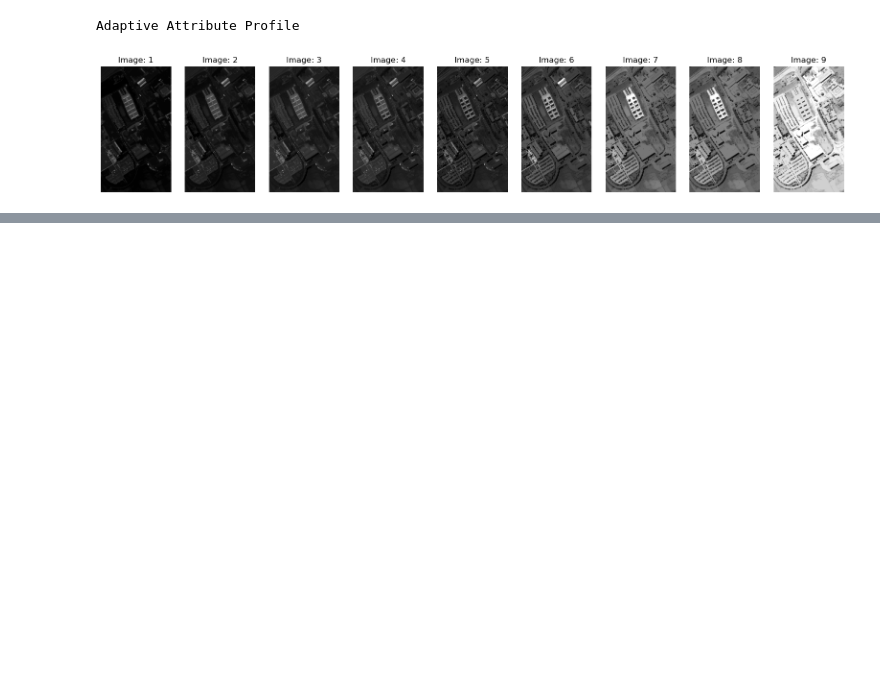
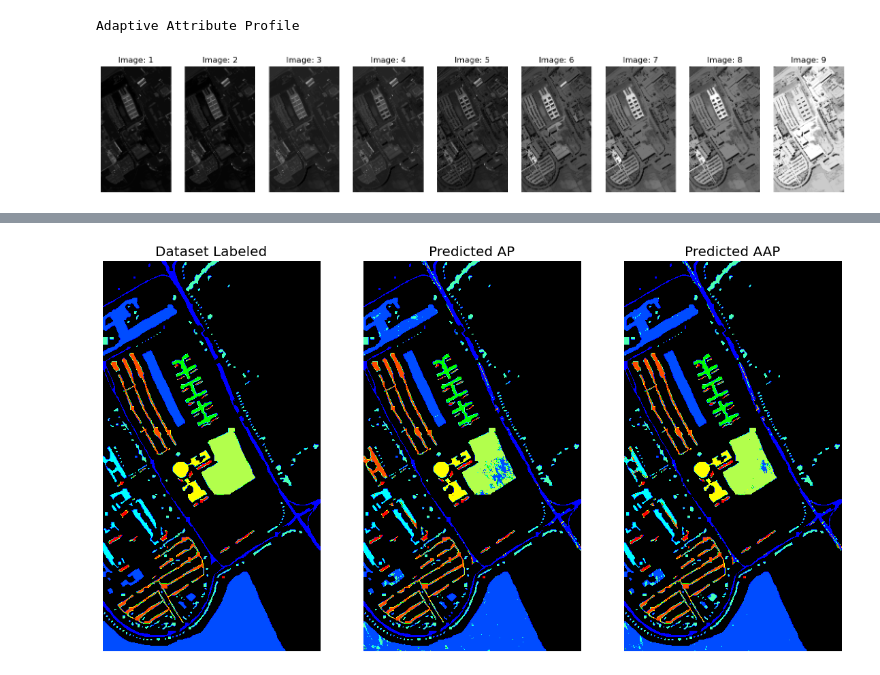
Before and after one commit to wonderalexandre/MorphoAAP, a Jupyter notebook: example/Classification_of_remote_sensing_data_with_MorphAAP.ipynb, the cells around one changed output, grey strips where cells are left out. Cells and saved outputs as stored; diff of their text form; code cells hidden in the pictures; blank space fills up the shorter version.

```diff
--- a/example/Classification_of_remote_sensing_data_with_MorphAAP.ipynb
+++ b/example/Classification_of_remote_sensing_data_with_MorphAAP.ipynb
@@ -405,0 +418,31 @@ The parameters for building the model were extracted from: M. Dalla Mura, J. Atl
+# %%
+cmap = matplotlib.colors.ListedColormap([(0,0,0,1),(0,0,1,1),(0,0.3,1,1),(0,1,1,1),(0.3,1,0.7,1),(0,1,0,1),(0.7,1,0.3,1),(1,1,0,1),(1,0.3,0,1),(1,0,0,1)])
+nr, nc, bands = image.shape
+
+output_label = np.zeros(nr*nc)
+output_label[idx_train] = y_train
+output_label[idx_test] = y_test
+
+output_AP = np.zeros(nr*nc)
+output_AP[idx_train] = yp_train_AP
+output_AP[idx_test] = yp_test_AP
+
+output_AAP = np.zeros(nr*nc)
+output_AAP[idx_train] = yp_train_AAP
+output_AAP[idx_test] = yp_test_AAP
+
+fig, (ax1, ax2, ax3) = plt.subplots(1, 3, figsize=(14, 10))
+ax1.axis('off')
+ax2.axis('off')
+ax3.axis('off')
+ax1.imshow(np.reshape(output_label, (nr, nc)), cmap=cmap)
+ax1.set_title('Dataset Labeled')
+
+ax2.imshow(np.reshape(output_AP, (nr, nc)), cmap=cmap)
+ax2.set_title('Predicted AP')
+
+ax3.imshow(np.reshape(output_AAP, (nr, nc)), cmap=cmap)
+ax3.set_title('Predicted AAP')
+plt.show()
+# %% [output]
+[figure, added]
```
Also changed, not shown: parts of 19 cells of this notebook, 7 other files.
